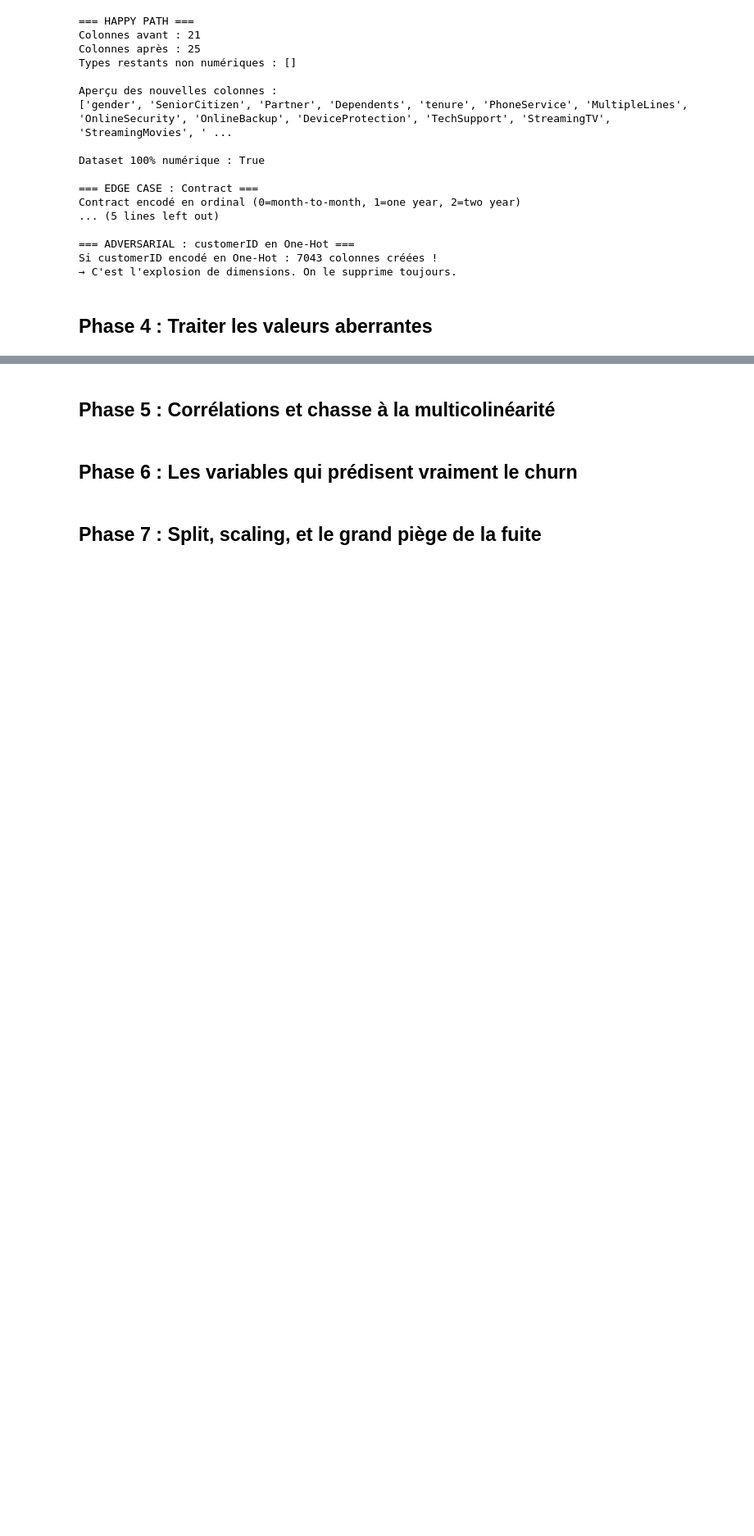
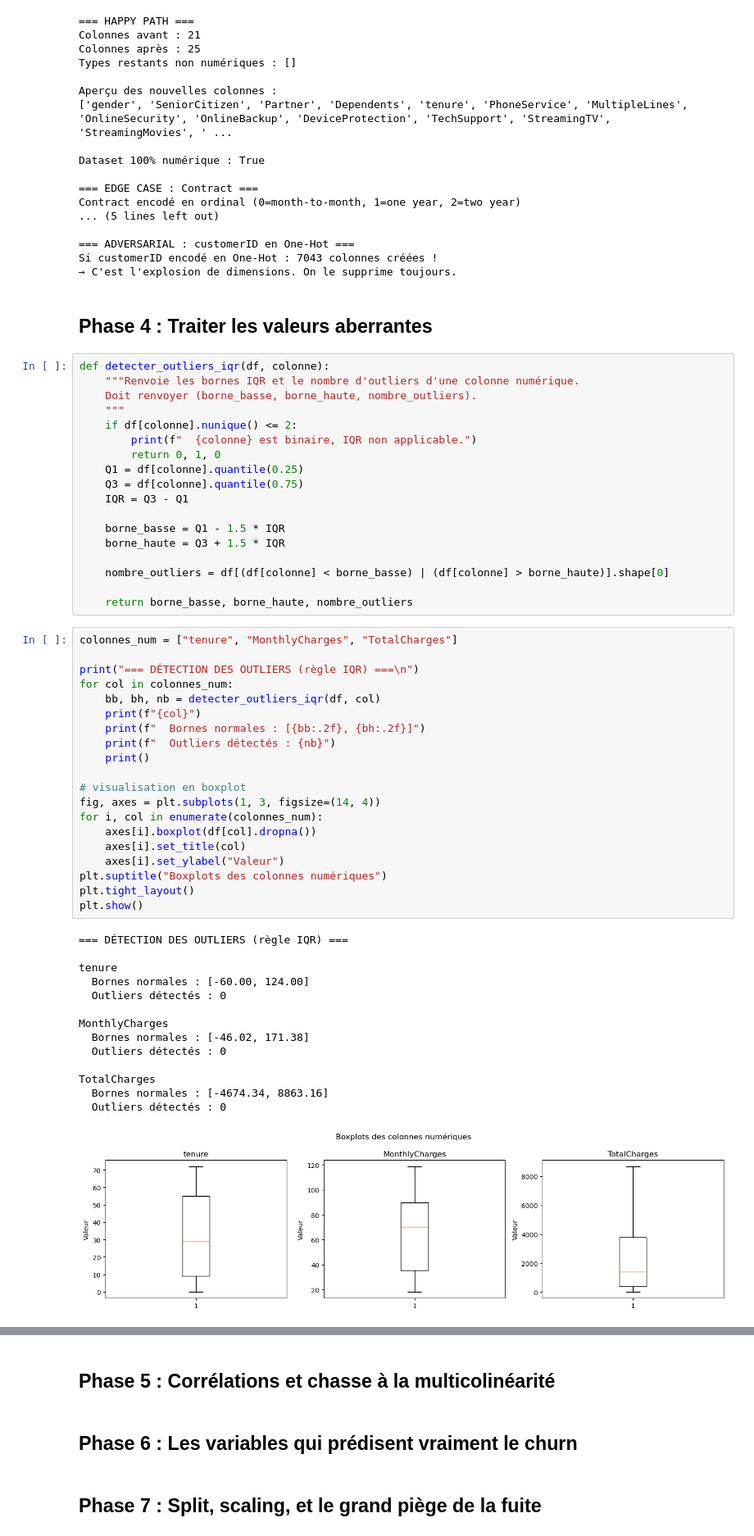
Before and after one commit to Emperor-Lobo/AI-arena_CLEGBAZA-Amos, a Jupyter notebook: jour 2/Data_J-2.ipynb, the cells around one changed output, grey strips where cells are left out. Shown at 82% size. Cells and saved outputs as stored; diff of their text form; blank space fills up the shorter version.

Commit message:
feat(phase4): détection outliers IQR + boxplots + décision par colonne

```diff
--- a/jour 2/Data_J-2.ipynb
+++ b/jour 2/Data_J-2.ipynb
@@ -246,3 +246,56 @@ Si customerID encodé en One-Hot : 7043 colonnes créées !
 → C'est l'explosion de dimensions. On le supprime toujours.
 # %% [markdown]
 ## Phase 4 : Traiter les valeurs aberrantes
+# %%
+def detecter_outliers_iqr(df, colonne):
+    """Renvoie les bornes IQR et le nombre d'outliers d'une colonne numérique.
+    Doit renvoyer (borne_basse, borne_haute, nombre_outliers).
+    """
+    if df[colonne].nunique() <= 2:
+        print(f"  {colonne} est binaire, IQR non applicable.")
+        return 0, 1, 0
+    Q1 = df[colonne].quantile(0.25)
+    Q3 = df[colonne].quantile(0.75)
+    IQR = Q3 - Q1
+
+    borne_basse = Q1 - 1.5 * IQR
+    borne_haute = Q3 + 1.5 * IQR
+
+    nombre_outliers = df[(df[colonne] < borne_basse) | (df[colonne] > borne_haute)].shape[0]
+
+    return borne_basse, borne_haute, nombre_outliers
+# %%
+colonnes_num = ["tenure", "MonthlyCharges", "TotalCharges"]
+
+print("=== DÉTECTION DES OUTLIERS (règle IQR) ===\n")
+for col in colonnes_num:
+    bb, bh, nb = detecter_outliers_iqr(df, col)
+    print(f"{col}")
+    print(f"  Bornes normales : [{bb:.2f}, {bh:.2f}]")
+    print(f"  Outliers détectés : {nb}")
+    print()
+
+# visualisation en boxplot
+fig, axes = plt.subplots(1, 3, figsize=(14, 4))
+for i, col in enumerate(colonnes_num):
+    axes[i].boxplot(df[col].dropna())
+    axes[i].set_title(col)
+    axes[i].set_ylabel("Valeur")
+plt.suptitle("Boxplots des colonnes numériques")
+plt.tight_layout()
+plt.show()
+# %% [output]
+=== DÉTECTION DES OUTLIERS (règle IQR) ===
+
+tenure
+  Bornes normales : [-60.00, 124.00]
+  Outliers détectés : 0
+
+MonthlyCharges
+  Bornes normales : [-46.02, 171.38]
+  Outliers détectés : 0
+
+TotalCharges
+  Bornes normales : [-4674.34, 8863.16]
+  Outliers détectés : 0
+[figure, added]
```
Also changed, not shown: parts of 2 cells of this notebook.
